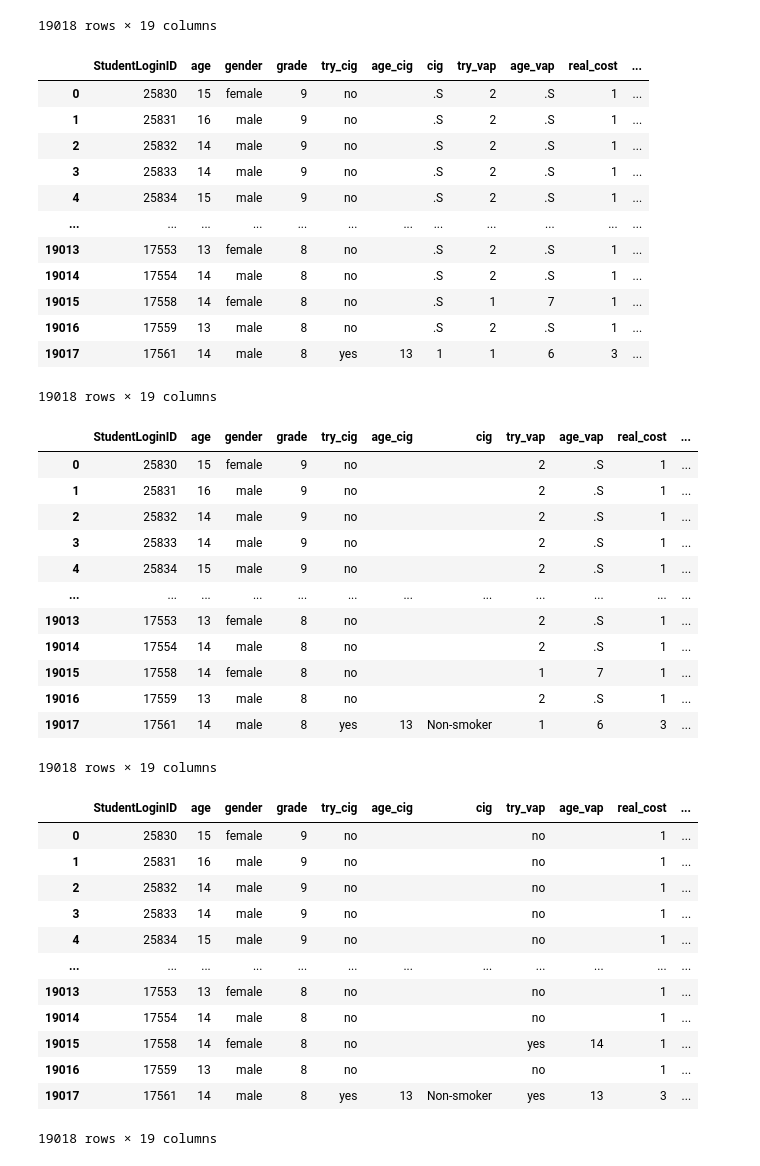
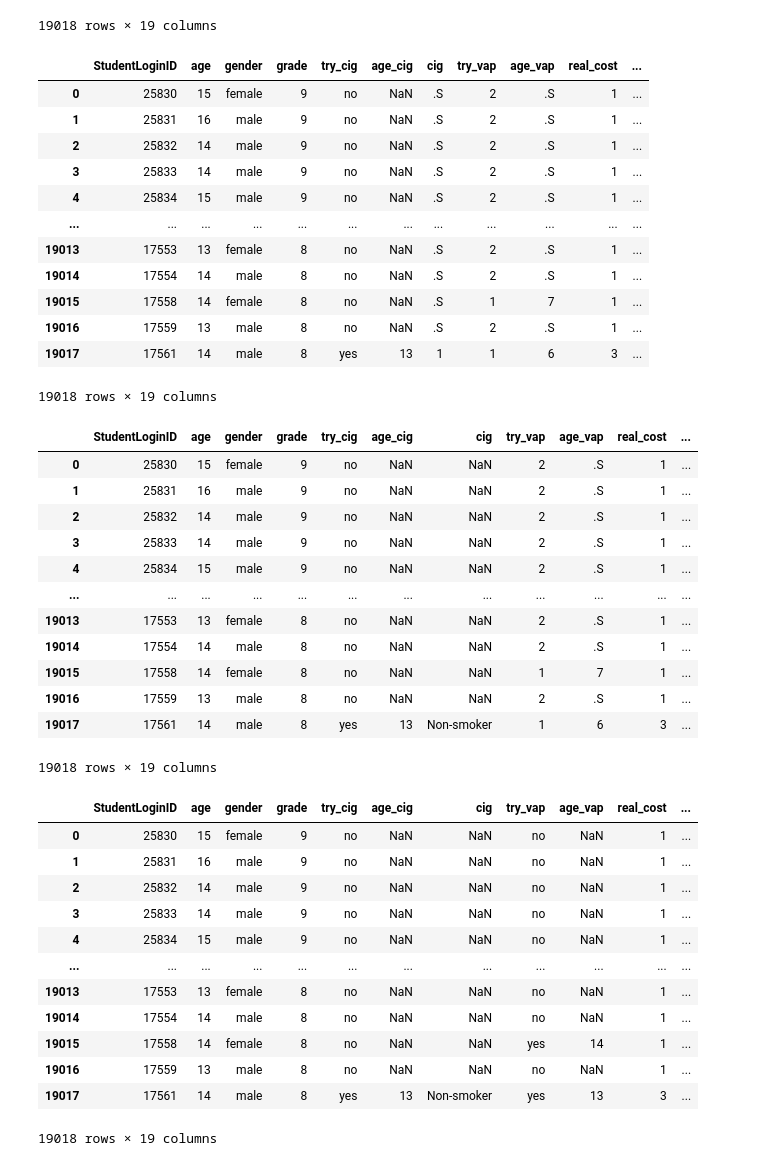
Before and after one commit to AnjanaDelhi/project_1, a Jupyter notebook: vaping.ipynb, the cells around one changed output. Drawn from its saved outputs; the diff is of its cells as text; code cells hidden in the pictures.

```diff
--- a/vaping.ipynb
+++ b/vaping.ipynb
@@ -60,7 +60,7 @@ def f(row):
     elif row["race_e"] == "1":
         val = "White"
     else:
-        val = " "
+        val = np.nan
     return val
 
 # Creating a new column race using the above function
@@ -93,13 +93,13 @@ df_2019_recoded
 # yes is coded as 1 and No is coded as 2 as per the codebook
 
 
-df_2019_recoded['try_cig'] = df_2019_recoded['try_cig'].replace(['.N','.Z', '1', '2'],['', '', 'yes', 'no'])
+df_2019_recoded['try_cig'] = df_2019_recoded['try_cig'].replace(['.N','.Z', '1', '2'],[np.nan, np.nan, 'yes', 'no'])
 #df_2019_recoded
 
 # Recoding the age when the student first started cigerette smoking
 # According to the codebook: 1 is 8 yrs old, 2 is 9 years, 3 is 10 years and so forth. so replacing these values with the correct ages
 
-df_2019_recoded['age_cig'] = df_2019_recoded['age_cig'].replace(['.N','.S', '.Z'],'')
+df_2019_recoded['age_cig'] = df_2019_recoded['age_cig'].replace(['.N','.S', '.Z'],np.nan)
 df_2019_recoded['age_cig'] = df_2019_recoded['age_cig'].replace(['1', '2', '3', '4', '5', '6', '7', '8', '9',
                                                                 '10', '11', '12'],['8', '9', '10', '11', '12', '13','14',
                                                                                 '15','16', '17','18', '19'])
@@ -107,33 +107,33 @@ df_2019_recoded['age_cig'] = df_2019_recoded['age_cig'].replace(['1', '2', '3',
 
 # Recoding the age of the student surveyed
 # According to the codebook: 1 is 8 yrs old, 2 is 9 years, 3 is 10 years and so forth. so replacing these values with the correct ages
-df_2019_recoded['age'] = df_2019_recoded['age'].replace(['.N'],'')
+df_2019_recoded['age'] = df_2019_recoded['age'].replace(['.N'],np.nan)
 df_2019_recoded['age'] = df_2019_recoded['age'].replace(['1', '2', '3', '4', '5', '6', '7', '8', '9',
                                                                 '10', '11'],['9', '10', '11', '12', '13','14',
                                                                                   '15','16', '17','18', '19'])
 #df_2019_recoded
 
 # Recoding gender
-df_2019_recoded['gender'] = df_2019_recoded['gender'].replace(['.N', '1', '2'],['', 'male', 'female'])
+df_2019_recoded['gender'] = df_2019_recoded['gender'].replace(['.N', '1', '2'],[np.nan, 'male', 'female'])
 df_2019_recoded
 
 #Recoding grade
 # According to codebook 1 is 6th grade, 2 is 7th grade and so on.
 df_2019_recoded['grade'] = df_2019_recoded['grade'].replace(['.N', '1', '2','3', '4', '5', '6', '7', '8'],
-                                                            ['', '6', '7', '8', '9','10', '11', '12','Other'])
+                                                            [np.nan, '6', '7', '8', '9','10', '11', '12','Other'])
 df_2019_recoded
 # %% [output]
 |  | StudentLoginID | age | gender | grade | try_cig | age_cig | cig | try_vap | age_vap | real_cost | ... |
-| 0 | 25830 | 15 | female | 9 | no |  | .S | 2 | .S | 1 | ... |
-| 1 | 25831 | 16 | male | 9 | no |  | .S | 2 | .S | 1 | ... |
-| 2 | 25832 | 14 | male | 9 | no |  | .S | 2 | .S | 1 | ... |
-| 3 | 25833 | 14 | male | 9 | no |  | .S | 2 | .S | 1 | ... |
-| 4 | 25834 | 15 | male | 9 | no |  | .S | 2 | .S | 1 | ... |
+| 0 | 25830 | 15 | female | 9 | no | NaN | .S | 2 | .S | 1 | ... |
+| 1 | 25831 | 16 | male | 9 | no | NaN | .S | 2 | .S | 1 | ... |
+| 2 | 25832 | 14 | male | 9 | no | NaN | .S | 2 | .S | 1 | ... |
+| 3 | 25833 | 14 | male | 9 | no | NaN | .S | 2 | .S | 1 | ... |
+| 4 | 25834 | 15 | male | 9 | no | NaN | .S | 2 | .S | 1 | ... |
 | ... | ... | ... | ... | ... | ... | ... | ... | ... | ... | ... | ... |
-| 19013 | 17553 | 13 | female | 8 | no |  | .S | 2 | .S | 1 | ... |
-| 19014 | 17554 | 14 | male | 8 | no |  | .S | 2 | .S | 1 | ... |
-| 19015 | 17558 | 14 | female | 8 | no |  | .S | 1 | 7 | 1 | ... |
-| 19016 | 17559 | 13 | male | 8 | no |  | .S | 2 | .S | 1 | ... |
+| 19013 | 17553 | 13 | female | 8 | no | NaN | .S | 2 | .S | 1 | ... |
+| 19014 | 17554 | 14 | male | 8 | no | NaN | .S | 2 | .S | 1 | ... |
+| 19015 | 17558 | 14 | female | 8 | no | NaN | .S | 1 | 7 | 1 | ... |
+| 19016 | 17559 | 13 | male | 8 | no | NaN | .S | 2 | .S | 1 | ... |
 | 19017 | 17561 | 14 | male | 8 | yes | 13 | 1 | 1 | 6 | 3 | ... |
 19018 rows × 19 columns
 # %%
@@ -142,7 +142,7 @@ df_2019_recoded
 # (https://www.cdc.gov/nchs/nhis/tobacco/tobacco_glossary.htm). we are using the same criteria for our group.
 
 df_2019_recoded['cig'] = df_2019_recoded['cig'].replace(['.N', '.S', '.Z'],
-                                                            '')
+                                                            np.nan)
 
 df_2019_recoded['cig'] = df_2019_recoded['cig'].replace(['1', '2','3', '4', '5', '6'],
                                                             'Non-smoker')
@@ -151,43 +151,43 @@ df_2019_recoded['cig'] = df_2019_recoded['cig'].replace(['7'], 'Smoker')
 df_2019_recoded
 # %% [output]
 |  | StudentLoginID | age | gender | grade | try_cig | age_cig | cig | try_vap | age_vap | real_cost | ... |
-| 0 | 25830 | 15 | female | 9 | no |  |  | 2 | .S | 1 | ... |
-| 1 | 25831 | 16 | male | 9 | no |  |  | 2 | .S | 1 | ... |
-| 2 | 25832 | 14 | male | 9 | no |  |  | 2 | .S | 1 | ... |
-| 3 | 25833 | 14 | male | 9 | no |  |  | 2 | .S | 1 | ... |
-| 4 | 25834 | 15 | male | 9 | no |  |  | 2 | .S | 1 | ... |
+| 0 | 25830 | 15 | female | 9 | no | NaN | NaN | 2 | .S | 1 | ... |
+| 1 | 25831 | 16 | male | 9 | no | NaN | NaN | 2 | .S | 1 | ... |
+| 2 | 25832 | 14 | male | 9 | no | NaN | NaN | 2 | .S | 1 | ... |
+| 3 | 25833 | 14 | male | 9 | no | NaN | NaN | 2 | .S | 1 | ... |
+| 4 | 25834 | 15 | male | 9 | no | NaN | NaN | 2 | .S | 1 | ... |
 | ... | ... | ... | ... | ... | ... | ... | ... | ... | ... | ... | ... |
-| 19013 | 17553 | 13 | female | 8 | no |  |  | 2 | .S | 1 | ... |
-| 19014 | 17554 | 14 | male | 8 | no |  |  | 2 | .S | 1 | ... |
-| 19015 | 17558 | 14 | female | 8 | no |  |  | 1 | 7 | 1 | ... |
-| 19016 | 17559 | 13 | male | 8 | no |  |  | 2 | .S | 1 | ... |
+| 19013 | 17553 | 13 | female | 8 | no | NaN | NaN | 2 | .S | 1 | ... |
+| 19014 | 17554 | 14 | male | 8 | no | NaN | NaN | 2 | .S | 1 | ... |
+| 19015 | 17558 | 14 | female | 8 | no | NaN | NaN | 1 | 7 | 1 | ... |
+| 19016 | 17559 | 13 | male | 8 | no | NaN | NaN | 2 | .S | 1 | ... |
 | 19017 | 17561 | 14 | male | 8 | yes | 13 | Non-smoker | 1 | 6 | 3 | ... |
 19018 rows × 19 columns
 # %%
 # Similarly recoding vaping values
-df_2019_recoded['try_vap'] = df_2019_recoded['try_vap'].replace(['.N','.Z', '1', '2'],['', '', 'yes', 'no'])
+df_2019_recoded['try_vap'] = df_2019_recoded['try_vap'].replace(['.N','.Z', '1', '2'],[np.nan, np.nan, 'yes', 'no'])
 df_2019_recoded
 
 # Recoding the age when the student first started vaping
 # According to the codebook: 1 is 8 yrs old, 2 is 9 years, 3 is 10 years and so forth. so replacing these values with the correct ages
 
-df_2019_recoded['age_vap'] = df_2019_recoded['age_vap'].replace(['.N','.S','.Z'],'')
+df_2019_recoded['age_vap'] = df_2019_recoded['age_vap'].replace(['.N','.S','.Z'],np.nan)
 df_2019_recoded['age_vap'] = df_2019_recoded['age_vap'].replace(['1', '2', '3', '4', '5', '6', '7', '8', '9',
                                                                 '10', '11', '12'],['8', '9', '10', '11', '12', '13','14',
                                                                                 '15','16', '17','18', '19'])
 df_2019_recoded
 # %% [output]
 |  | StudentLoginID | age | gender | grade | try_cig | age_cig | cig | try_vap | age_vap | real_cost | ... |
-| 0 | 25830 | 15 | female | 9 | no |  |  | no |  | 1 | ... |
-| 1 | 25831 | 16 | male | 9 | no |  |  | no |  | 1 | ... |
-| 2 | 25832 | 14 | male | 9 | no |  |  | no |  | 1 | ... |
-| 3 | 25833 | 14 | male | 9 | no |  |  | no |  | 1 | ... |
-| 4 | 25834 | 15 | male | 9 | no |  |  | no |  | 1 | ... |
+| 0 | 25830 | 15 | female | 9 | no | NaN | NaN | no | NaN | 1 | ... |
+| 1 | 25831 | 16 | male | 9 | no | NaN | NaN | no | NaN | 1 | ... |
+| 2 | 25832 | 14 | male | 9 | no | NaN | NaN | no | NaN | 1 | ... |
+| 3 | 25833 | 14 | male | 9 | no | NaN | NaN | no | NaN | 1 | ... |
+| 4 | 25834 | 15 | male | 9 | no | NaN | NaN | no | NaN | 1 | ... |
 | ... | ... | ... | ... | ... | ... | ... | ... | ... | ... | ... | ... |
-| 19013 | 17553 | 13 | female | 8 | no |  |  | no |  | 1 | ... |
-| 19014 | 17554 | 14 | male | 8 | no |  |  | no |  | 1 | ... |
-| 19015 | 17558 | 14 | female | 8 | no |  |  | yes | 14 | 1 | ... |
-| 19016 | 17559 | 13 | male | 8 | no |  |  | no |  | 1 | ... |
+| 19013 | 17553 | 13 | female | 8 | no | NaN | NaN | no | NaN | 1 | ... |
+| 19014 | 17554 | 14 | male | 8 | no | NaN | NaN | no | NaN | 1 | ... |
+| 19015 | 17558 | 14 | female | 8 | no | NaN | NaN | yes | 14 | 1 | ... |
+| 19016 | 17559 | 13 | male | 8 | no | NaN | NaN | no | NaN | 1 | ... |
 | 19017 | 17561 | 14 | male | 8 | yes | 13 | Non-smoker | yes | 13 | 3 | ... |
 19018 rows × 19 columns
 # %%
```
Also changed, not shown: parts of 8 cells of this notebook.
